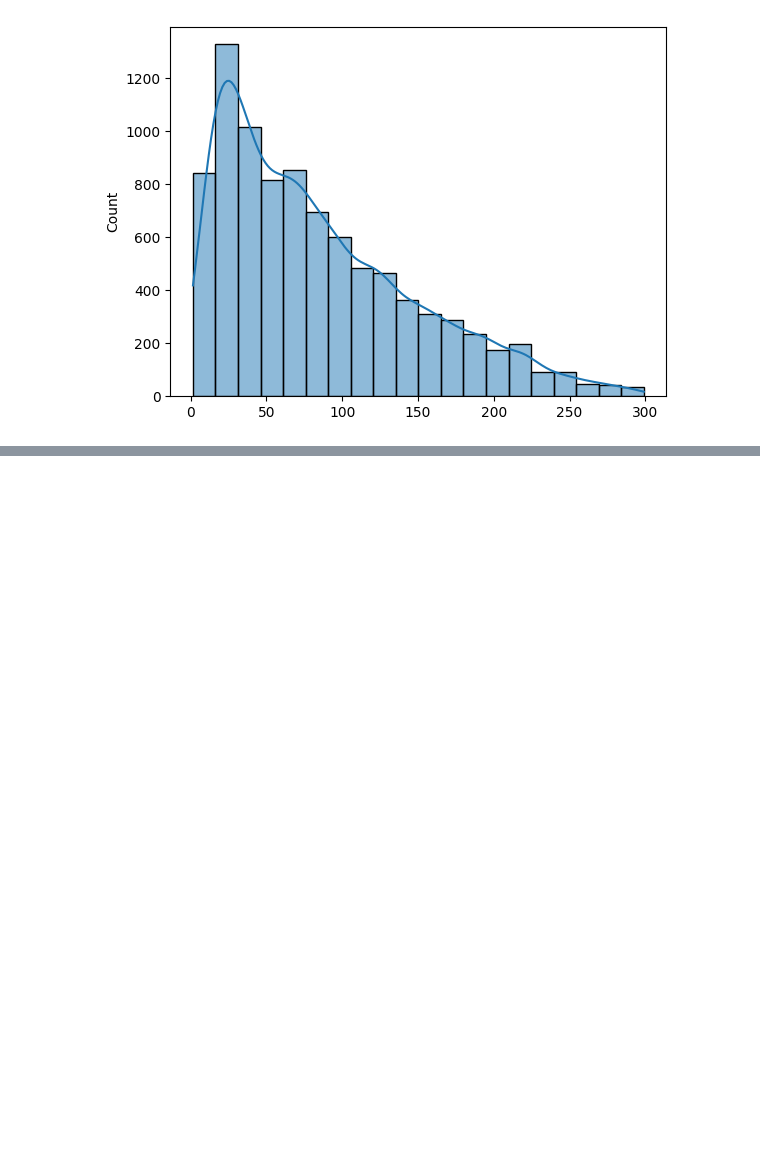
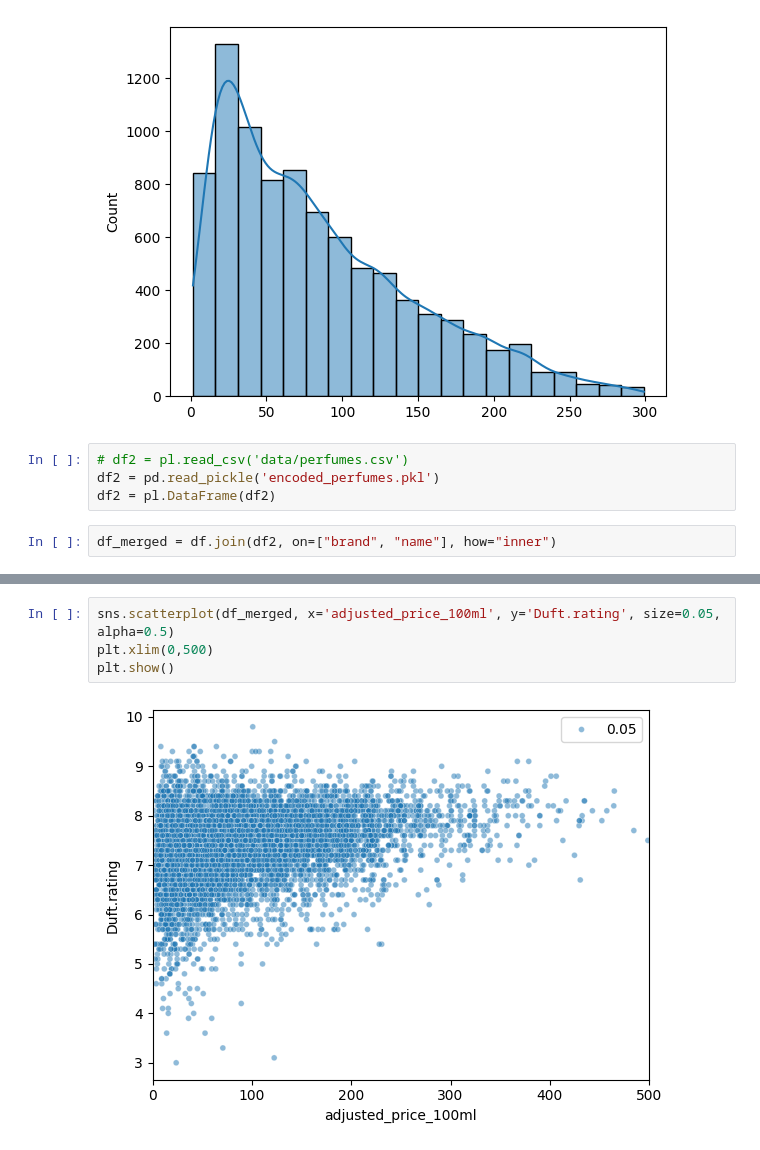
Before and after one commit to hamza1av/Parfumo, a Jupyter notebook: nb_prices.ipynb, the cells around one changed output, grey strips where cells are left out. Cells and saved outputs as stored; diff of their text form; blank space fills up the shorter version.

```diff
--- a/nb_prices.ipynb
+++ b/nb_prices.ipynb
@@ -331,3 +331,9 @@ sns.histplot(filtered_prices,kde=True, bins=20)
 plt.show()
 # %% [output]
 [figure]
+# %%
+# df2 = pl.read_csv('data/perfumes.csv')
+df2 = pd.read_pickle('encoded_perfumes.pkl')
+df2 = pl.DataFrame(df2)
+# %%
+df_merged = df.join(df2, on=["brand", "name"], how="inner")
@@ -333,0 +381,6 @@ plt.show()
+# %%
+sns.scatterplot(df_merged, x='adjusted_price_100ml', y='Duft.rating', size=0.05, alpha=0.5)
+plt.xlim(0,500)
+plt.show()
+# %% [output]
+[figure, added]
```
Also changed, not shown: parts of 13 cells of this notebook, 6 other files.
